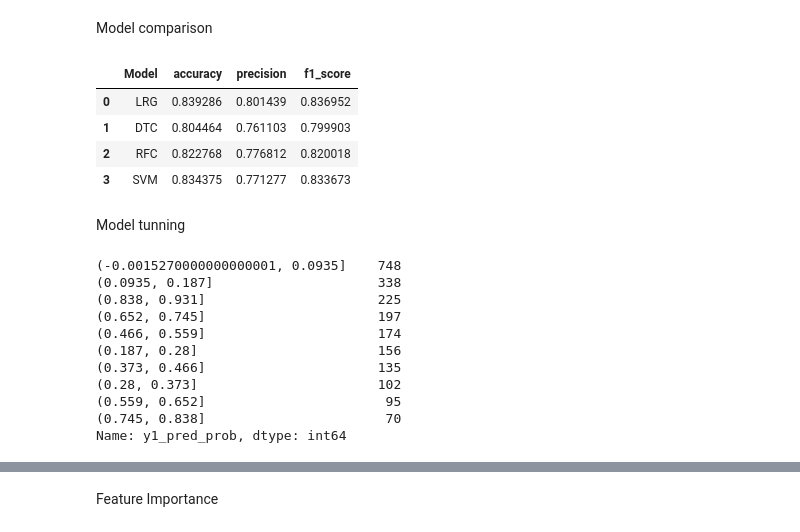
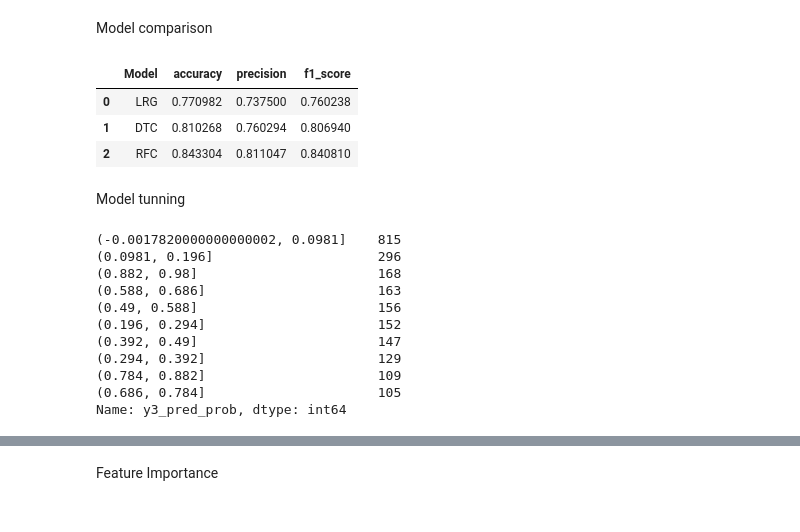
Before and after one commit to KasunAt/CapstoneProject, a Jupyter notebook: Capstone_Project_2022.ipynb, the cells around one changed output, grey strips where cells are left out. Cells and saved outputs as stored; diff of their text form; code cells hidden in the pictures.

```diff
--- a/Capstone_Project_2022.ipynb
+++ b/Capstone_Project_2022.ipynb
@@ -377,0 +390,4 @@ Name: OUTCOME, dtype: int64
+# %%
+PC = {'10238' : 1, '21217' : 2, '32765' : 3, '92101' : 4}
+data['POSTAL_CODE_NU'] = data['POSTAL_CODE'].replace(PC)
+data.sample(5)
@@ -397,7 +435,8 @@ correlation_matrix
 # All the features have above 13% correlation to outcome
 # Therefore Backward Elimination is used through multiple iterations dropping 1 feature at a time
 # total features ['AGE_NU', 'GENDER_NU', 'DRIVING_EXPERIENCE_NU', 'EDUCATION_NU', 'INCOME_NU', 'CREDIT_SCORE',	'VEHICLE_OWNERSHIP', 'VEHICLE_YEAR_NU', 'SPEEDING_VIOLATIONS',	'DUIS',	'PAST_ACCIDENTS']
-X_variables = ['AGE_NU', 'GENDER_NU', 'DRIVING_EXPERIENCE_NU', 'INCOME_NU', 'CREDIT_SCORE', 'VEHICLE_OWNERSHIP', 'VEHICLE_YEAR_NU', 'DUIS', 'PAST_ACCIDENTS']
+#X_variables = ['AGE_NU', 'GENDER_NU', 'DRIVING_EXPERIENCE_NU', 'INCOME_NU', 'CREDIT_SCORE', 'VEHICLE_OWNERSHIP', 'VEHICLE_YEAR_NU', 'DUIS', 'PAST_ACCIDENTS']
+X_variables = ['AGE_NU', 'GENDER_NU', 'DRIVING_EXPERIENCE_NU', 'INCOME_NU', 'CREDIT_SCORE', 'VEHICLE_OWNERSHIP', 'VEHICLE_YEAR_NU', 'MARRIED', 'CHILDREN', 'POSTAL_CODE_NU', 'ANNUAL_MILEAGE', 'DUIS', 'PAST_ACCIDENTS']
 y_variable = 'OUTCOME'
 
 X = data[X_variables]
@@ -600,14 +627,13 @@ Model comparison
 # %%
 # Created 4 models compared to select best model
 metrics_comp = [['LRG', acuracy_LRG, precision_LRG, f1_score_LRG],
 ['DTC', acuracy_DTC, precision_DTC, f1_score_DTC],
-['RFC', acuracy_RFC, precision_RFC, f1_score_RFC],
-['SVM', acuracy_SVM, precision_SVM, f1_score_SVM]]
+['RFC', acuracy_RFC, precision_RFC, f1_score_RFC]]
+#['SVM', acuracy_SVM, precision_SVM, f1_score_SVM]]
 
 pd.DataFrame(data=metrics_comp, columns=['Model', 'accuracy', 'precision', 'f1_score'])
 # %% [output]
 |  | Model | accuracy | precision | f1_score |
-| 0 | LRG | 0.839286 | 0.801439 | 0.836952 |
-| 1 | DTC | 0.804464 | 0.761103 | 0.799903 |
-| 2 | RFC | 0.822768 | 0.776812 | 0.820018 |
-| 3 | SVM | 0.834375 | 0.771277 | 0.833673 |
+| 0 | LRG | 0.770982 | 0.737500 | 0.760238 |
+| 1 | DTC | 0.810268 | 0.760294 | 0.806940 |
+| 2 | RFC | 0.843304 | 0.811047 | 0.840810 |
@@ -617,16 +641,16 @@ pd.DataFrame(data=metrics_comp, columns=['Model', 'accuracy', 'precision', 'f1_s
 Model tunning
 # %%
 # Selecting linear regression model
-result1['y1_pred_prob'].value_counts(bins=10)
+result3['y3_pred_prob'].value_counts(bins=10)
 # %% [output]
-(-0.0015270000000000001, 0.0935]    748
-(0.0935, 0.187]                     338
-(0.838, 0.931]                      225
-(0.652, 0.745]                      197
-(0.466, 0.559]                      174
-(0.187, 0.28]                       156
-(0.373, 0.466]                      135
-(0.28, 0.373]                       102
-(0.559, 0.652]                       95
-(0.745, 0.838]                       70
-Name: y1_pred_prob, dtype: int64
+(-0.0017820000000000002, 0.0981]    815
+(0.0981, 0.196]                     296
+(0.882, 0.98]                       168
+(0.588, 0.686]                      163
+(0.49, 0.588]                       156
+(0.196, 0.294]                      152
+(0.392, 0.49]                       147
+(0.294, 0.392]                      129
+(0.784, 0.882]                      109
+(0.686, 0.784]                      105
+Name: y3_pred_prob, dtype: int64
```
Also changed, not shown: parts of 49 cells of this notebook.
